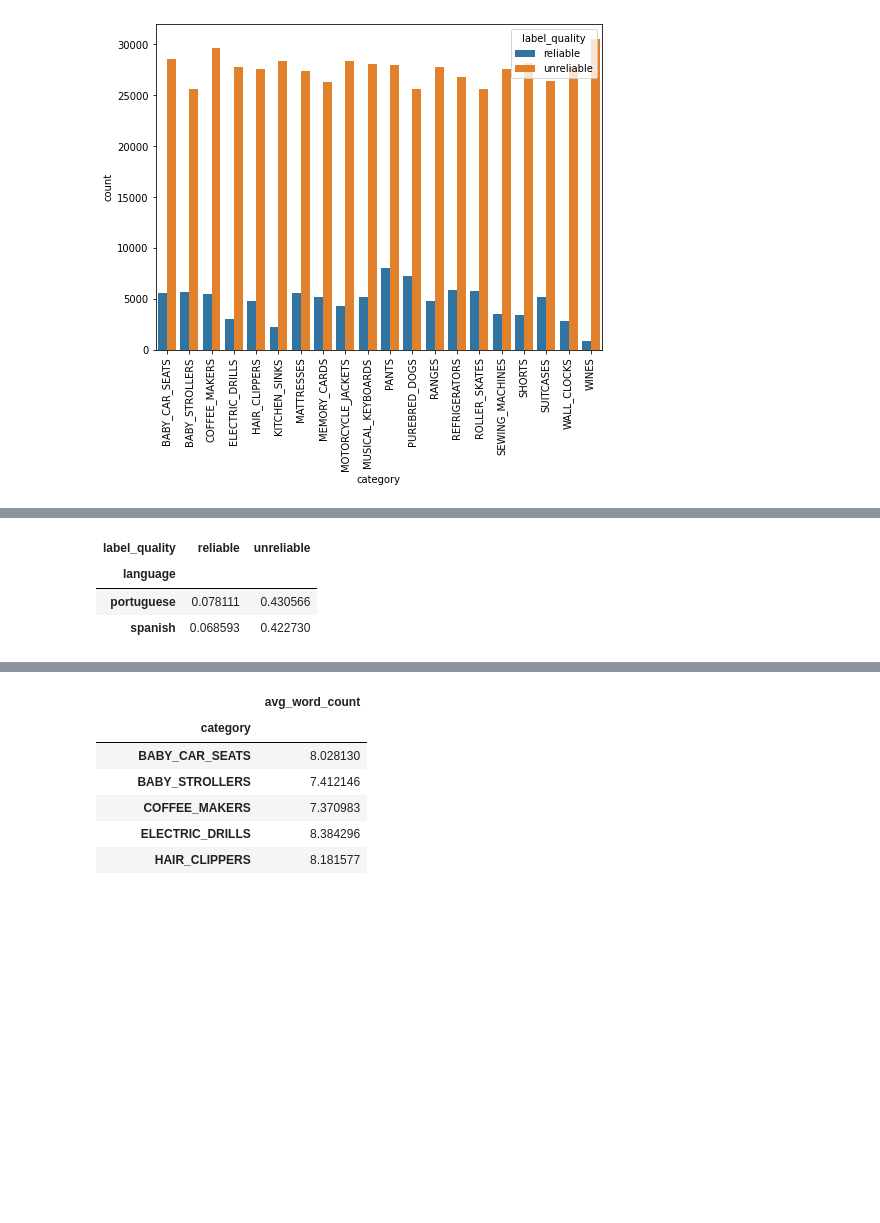
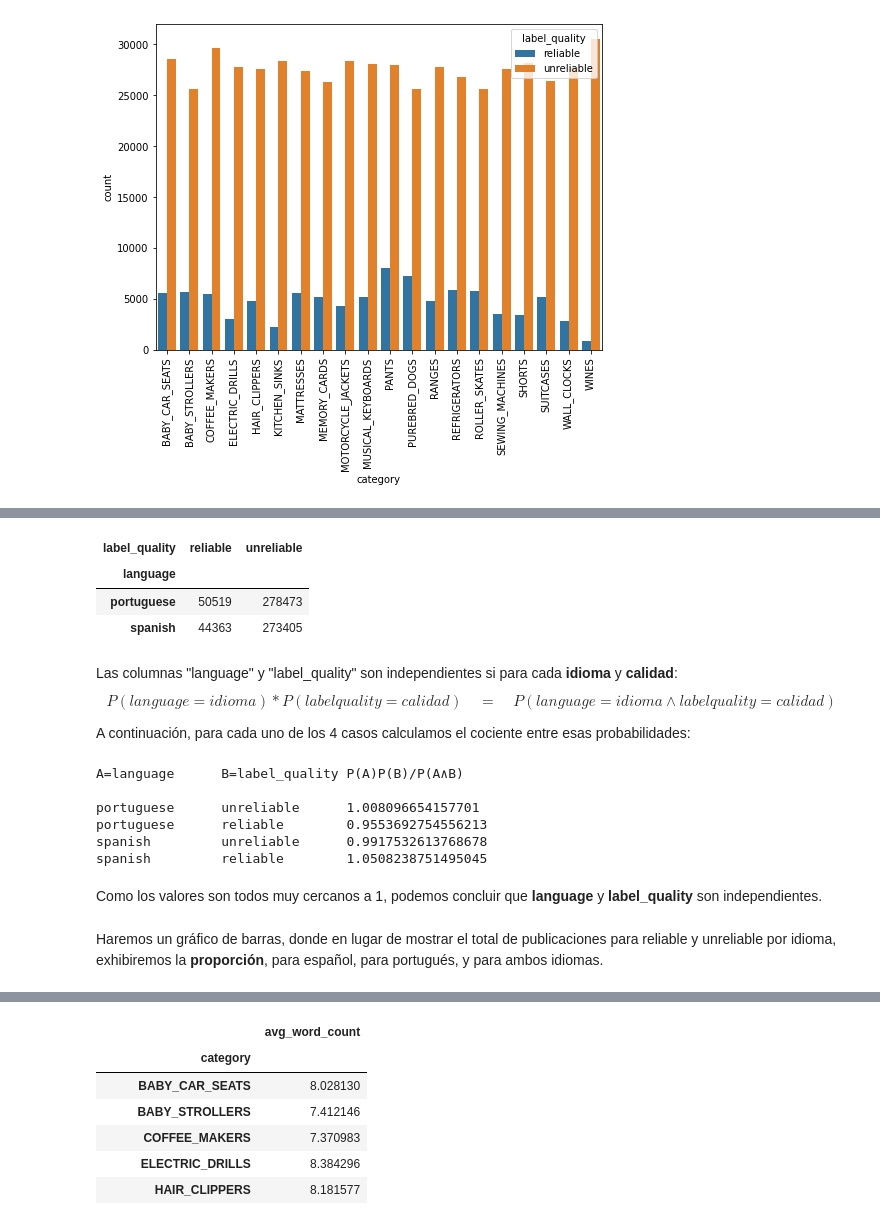
Before and after one commit to benjaminocampo/Mentoria, a Jupyter notebook: labs/01/exercises.ipynb, the cells around one changed output, grey strips where cells are left out. Drawn from its saved outputs; the diff is of its cells as text; code cells hidden in the pictures; blank space fills up the shorter version.

```diff
--- a/labs/01/exercises.ipynb
+++ b/labs/01/exercises.ipynb
@@ -113,10 +364,34 @@ plt.ticklabel_format(style='plain', axis='y')
 # %%
 pd.crosstab(
-    df[language],
-    df[label_quality]
-) / len(df)
+    df.language,
+    df.label_quality
+)
 # %% [output]
 | label_quality | reliable | unreliable |
 | language |  |  |
-| portuguese | 0.078111 | 0.430566 |
-| spanish | 0.068593 | 0.422730 |
+| portuguese | 50519 | 278473 |
+| spanish | 44363 | 273405 |
+# %% [markdown]
+Las columnas "language" y "label_quality" son independientes si para cada **idioma** y **calidad**:$$P(language=idioma)*P(labelquality=calidad) \quad=\quad P(language=idioma \wedge labelquality=calidad)$$
+
+A continuación, para cada uno de los 4 casos calculamos el cociente entre esas probabilidades:
+# %%
+print("A=language\tB=label_quality\tP(A)P(B)/P(A∧B)\n")
+total=len(df)
+for idioma in df.language.unique():
+    fila=len(df[df.language==idioma])
+    for calidad in df.label_quality.unique():
+        caso=len(df[df.language==idioma][df.label_quality==calidad])
+        columna=len(df[df.label_quality==calidad])
+        print(idioma+"   \t"+calidad+"\t"+str((fila*columna)/(total*caso)))
+# %% [output]
+A=language      B=label_quality P(A)P(B)/P(A∧B)
+
+portuguese      unreliable      1.008096654157701
+portuguese      reliable        0.9553692754556213
+spanish         unreliable      0.9917532613768678
+spanish         reliable        1.0508238751495045
+# %% [markdown]
+Como los valores son todos muy cercanos a 1, podemos concluir que **language** y **label_quality** son independientes.
+# %% [markdown]
+Haremos un gráfico de barras, donde en lugar de mostrar el total de publicaciones para reliable y unreliable por idioma, exhibiremos la **proporción**, para español, para portugués, y para ambos idiomas.
```
Also changed, not shown: parts of 52 cells of this notebook.
